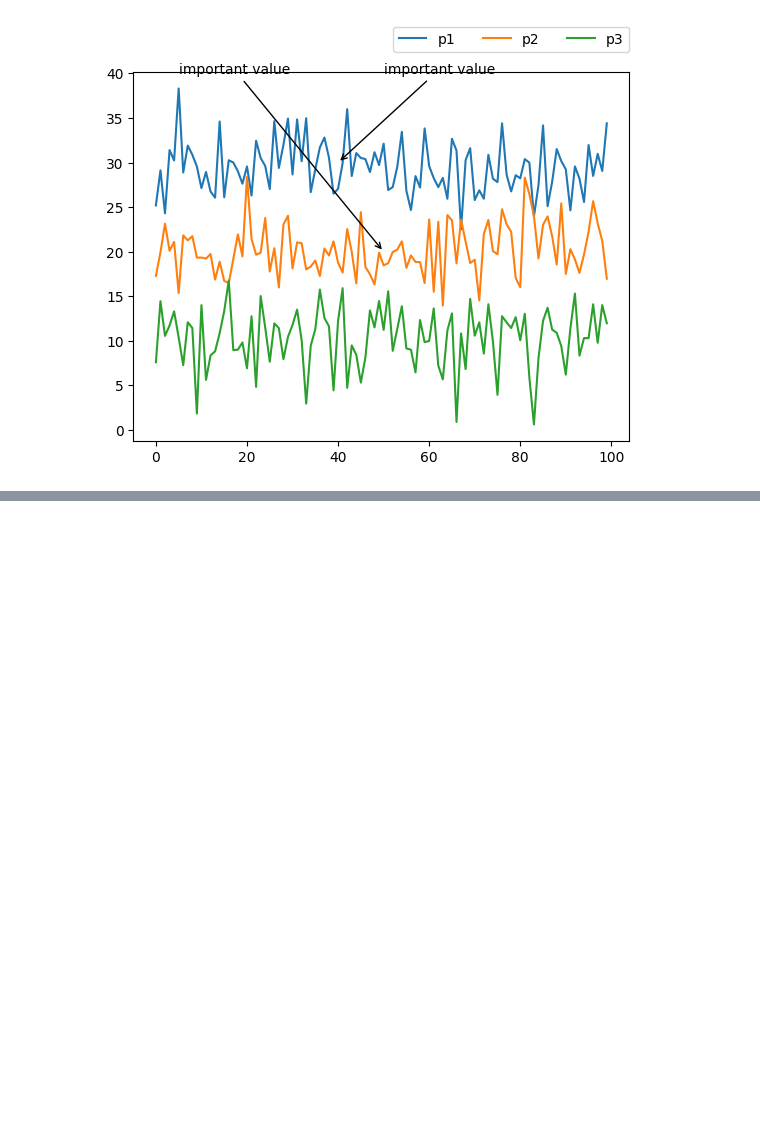
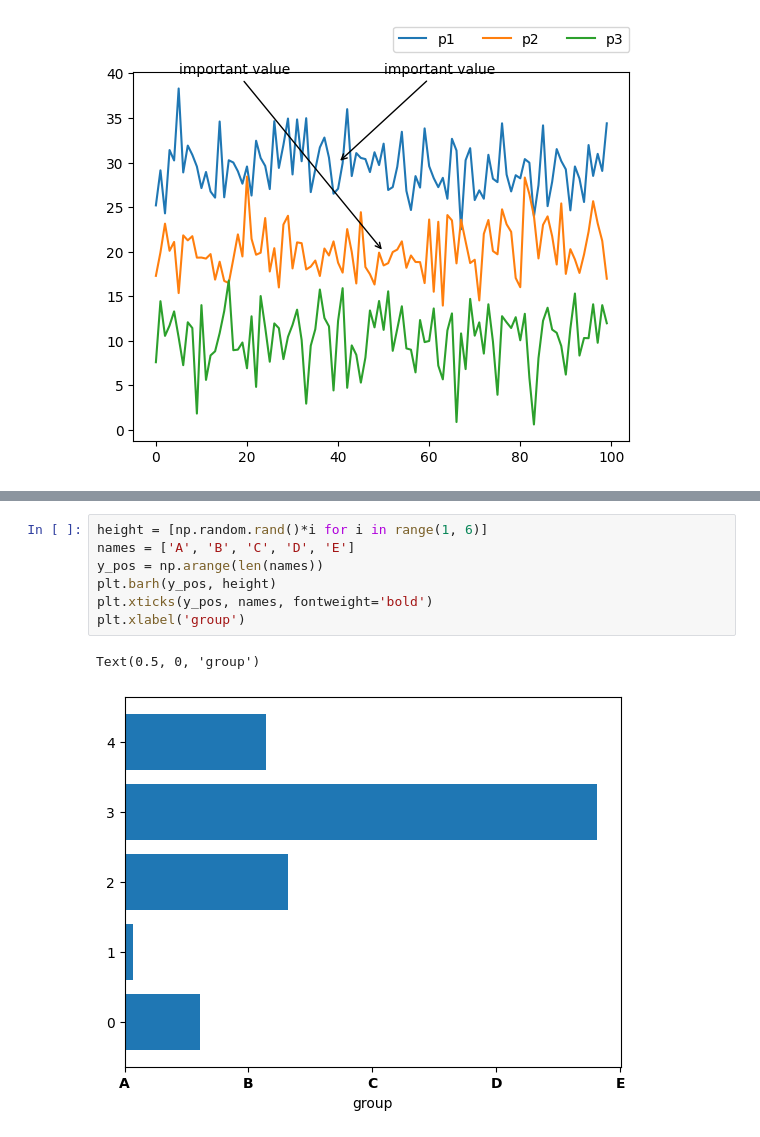
Before and after one commit to datajcthemax/playdata, a Jupyter notebook: day14.ipynb, the cells around one changed output, grey strips where cells are left out. Saved outputs shown, nothing was run; the diff lists cells and outputs as text; blank space fills up the shorter version.

```diff
--- a/day14.ipynb
+++ b/day14.ipynb
@@ -190,0 +229,10 @@ Text(50, 40, 'important value')
+# %%
+height = [np.random.rand()*i for i in range(1, 6)]
+names = ['A', 'B', 'C', 'D', 'E']
+y_pos = np.arange(len(names))
+plt.barh(y_pos, height)
+plt.xticks(y_pos, names, fontweight='bold')
+plt.xlabel('group')
+# %% [output]
+Text(0.5, 0, 'group')
+[figure, added]
```
Also changed, not shown: parts of 12 cells of this notebook.
